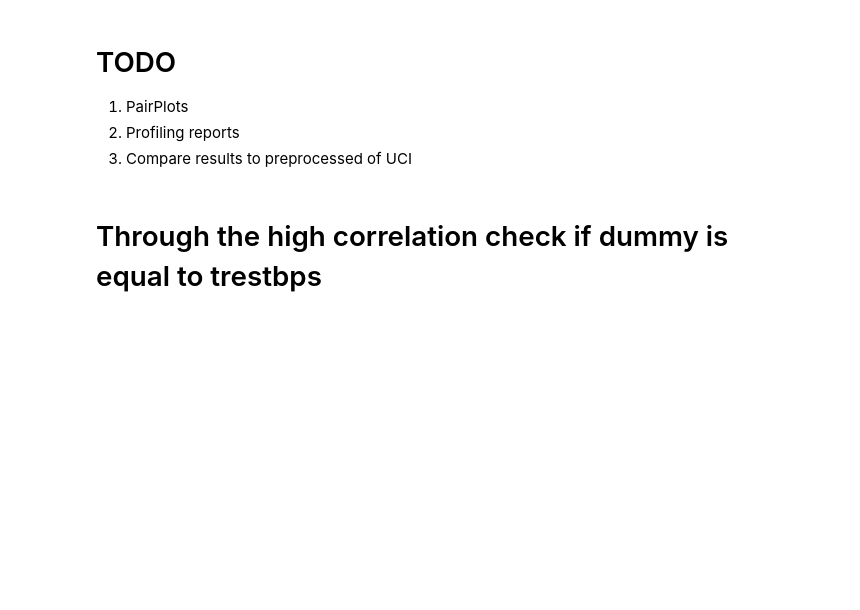
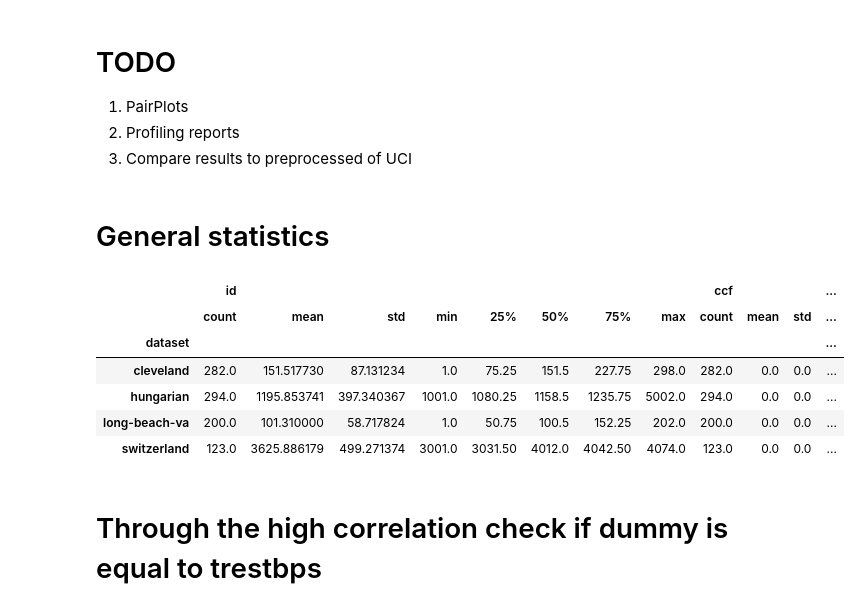
Before and after one commit to FinnHuelsbusch/UniMannheim-DataMining, a Jupyter notebook: Analyse.ipynb, the cells around one changed output. Saved outputs shown, nothing was run; the diff lists cells and outputs as text; code cells hidden in the pictures; blank space fills up the shorter version.

```diff
--- a/Analyse.ipynb
+++ b/Analyse.ipynb
@@ -51,6 +51,18 @@ if generate_profiling_reports:
     import pandas_profiling
     profile = pandas_profiling.ProfileReport(df, title='Pandas Profiling Report for the complete UCI dataset', explorative=True)
     profile.to_file("Pandas Profiling Report for all features.html")
+# %% [markdown]
+# General statistics
+# %%
+df.groupby('dataset').describe()
+# %% [output]
+|  | id |  |  |  |  |  |  |  | ccf |  |  | ... |
+|  | count | mean | std | min | 25% | 50% | 75% | max | count | mean | std | ... |
+| dataset |  |  |  |  |  |  |  |  |  |  |  | ... |
+| cleveland | 282.0 | 151.517730 | 87.131234 | 1.0 | 75.25 | 151.5 | 227.75 | 298.0 | 282.0 | 0.0 | 0.0 | ... |
+| hungarian | 294.0 | 1195.853741 | 397.340367 | 1001.0 | 1080.25 | 1158.5 | 1235.75 | 5002.0 | 294.0 | 0.0 | 0.0 | ... |
+| long-beach-va | 200.0 | 101.310000 | 58.717824 | 1.0 | 50.75 | 100.5 | 152.25 | 202.0 | 200.0 | 0.0 | 0.0 | ... |
+| switzerland | 123.0 | 3625.886179 | 499.271374 | 3001.0 | 3031.50 | 4012.0 | 4042.50 | 4074.0 | 123.0 | 0.0 | 0.0 | ... |
 # %% [markdown]
 # Through the high correlation check if dummy is equal to trestbps
 # %%
```
Also changed, not shown: parts of 10 cells of this notebook.
